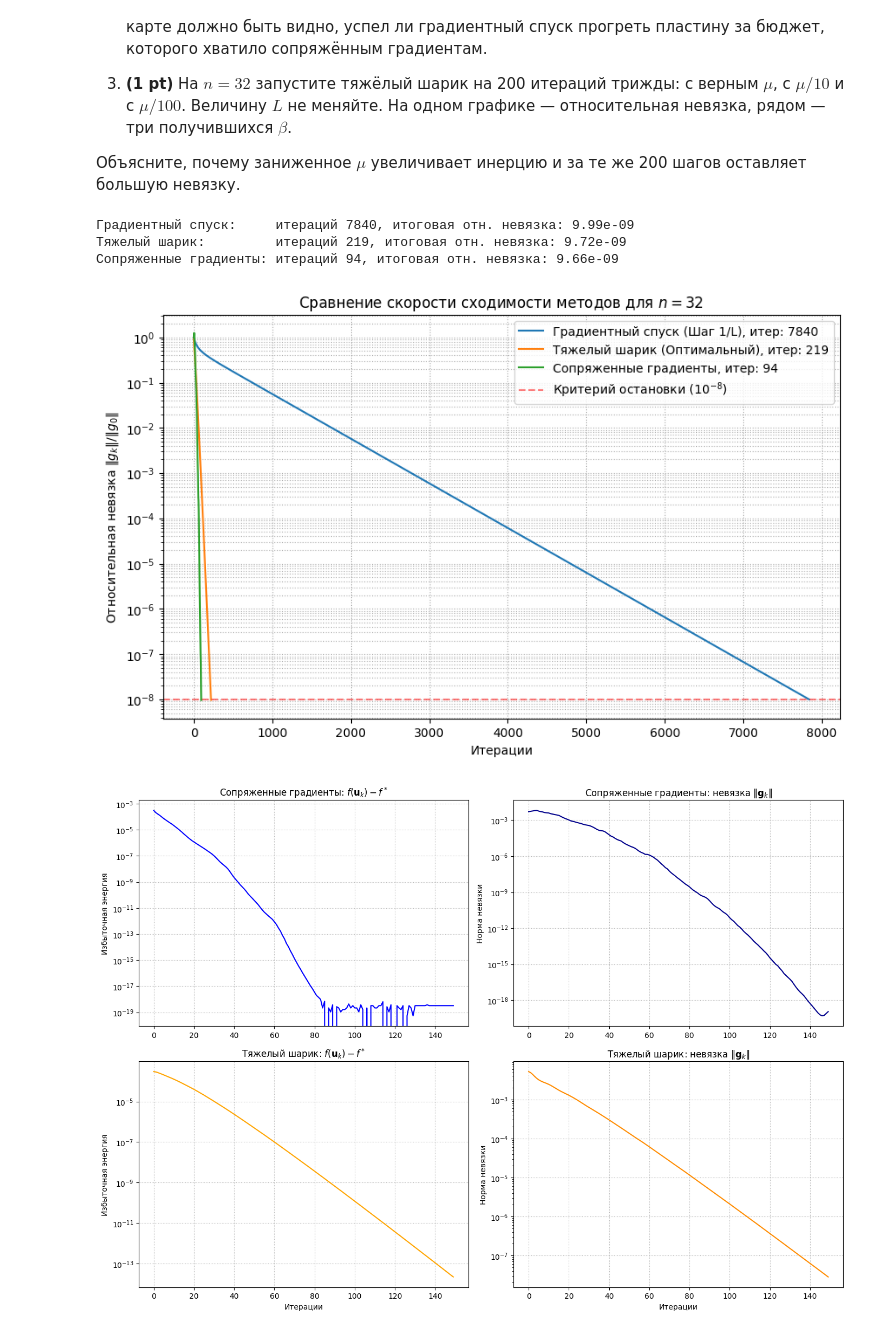
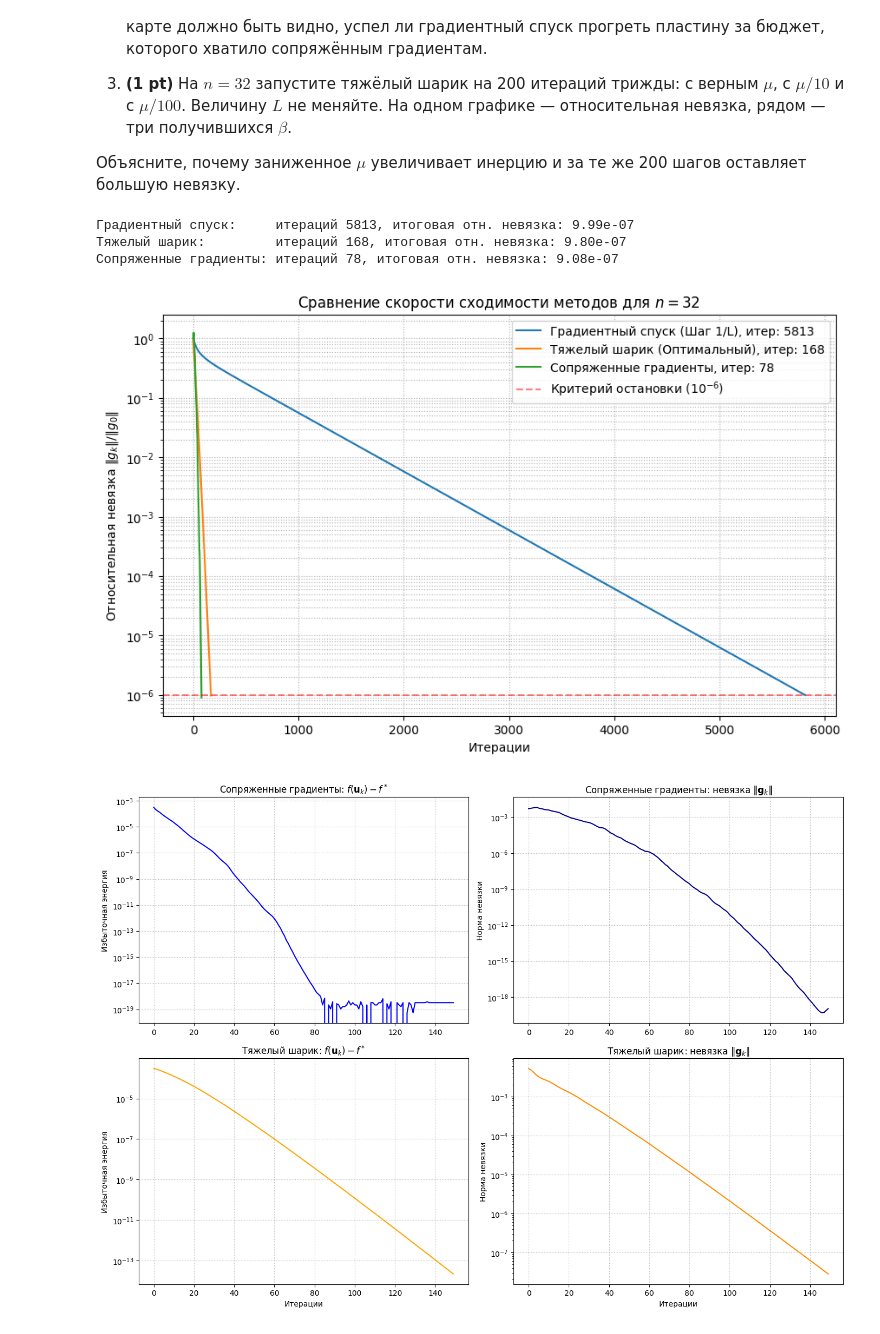
Before and after one commit to dchurikov1983/msc-methods-optimization-autumn-2026, a Jupyter notebook: Неделя 8. Ускоренные градиентные методы. Идея метода сопряженных градиентов/Неделя 8_Методы оптимизации_ДЗ_done.ipynb, the cells around one changed output. Cells and saved outputs as stored; diff of their text form; code cells hidden in the pictures.

```diff
--- a/Неделя 8. Ускоренные градиентные методы. Идея метода сопряженных градиентов/Неделя 8_Методы оптимизации_ДЗ_done.ipynb
+++ b/Неделя 8. Ускоренные градиентные методы. Идея метода сопряженных градиентов/Неделя 8_Методы оптимизации_ДЗ_done.ipynb
@@ -102,7 +102,7 @@ def laplacian_bounds(n):
 # Параметры задачи
 n = 32
 max_iter = 8000
-tol = 1e-8
+tol = 1e-6
 
 b = grid_rhs(n)
 mu, L = laplacian_bounds(n)
@@ -187,38 +187,38 @@ def conjugate_gradients(u0, n, b, max_iter, tol, g0_norm):
         p = r_next + beta * p
         r = r_next
         r_dot_r = r_next_dot_r_next
 
     return u, history
 
 
 # Запуск методов
 u_gd, hist_gd = gradient_descent(u0, n, b, max_iter, tol, L, g0_norm)
 u_hb, hist_hb = heavy_ball(u0, n, b, max_iter, tol, mu, L, g0_norm)
 u_cg, hist_cg = conjugate_gradients(u0, n, b, max_iter, tol, g0_norm)
 
 # Вывод результатов в консоль
 print(f"Градиентный спуск:     итераций {len(hist_gd)-1}, итоговая отн. невязка: {hist_gd[-1]:.2e}")
 print(f"Тяжелый шарик:         итераций {len(hist_hb)-1}, итоговая отн. невязка: {hist_hb[-1]:.2e}")
 print(f"Сопряженные градиенты: итераций {len(hist_cg)-1}, итоговая отн. невязка: {hist_cg[-1]:.2e}")
 
 # Визуализация сходимости
 plt.figure(figsize=(10, 6))
 plt.semilogy(hist_gd, label=f"Градиентный спуск (Шаг 1/L), итер: {len(hist_gd)-1}")
 plt.semilogy(hist_hb, label=f"Тяжелый шарик (Оптимальный), итер: {len(hist_hb)-1}")
 plt.semilogy(hist_cg, label=f"Сопряженные градиенты, итер: {len(hist_cg)-1}")
-plt.axhline(tol, color='red', linestyle='--', alpha=0.5, label='Критерий остановки ($10^{-8}$)')
+plt.axhline(tol, color='red', linestyle='--', alpha=0.5, label='Критерий остановки ($10^{-6}$)')
 
 plt.title("Сравнение скорости сходимости методов для $n = 32$")
 plt.xlabel("Итерации")
 plt.ylabel("Относительная невязка $\|g_k\| / \|g_0\|$")
 plt.grid(True, which="both", ls=":")
 plt.legend()
 plt.show()
 # %% [output]
-Градиентный спуск:     итераций 7840, итоговая отн. невязка: 9.99e-09
-Тяжелый шарик:         итераций 219, итоговая отн. невязка: 9.72e-09
-Сопряженные градиенты: итераций 94, итоговая отн. невязка: 9.66e-09
+Градиентный спуск:     итераций 5813, итоговая отн. невязка: 9.99e-07
+Тяжелый шарик:         итераций 168, итоговая отн. невязка: 9.80e-07
+Сопряженные градиенты: итераций 78, итоговая отн. невязка: 9.08e-07
-[figure, old version]
+[figure, new version]
 # %%
 def compute_f(u, n, b):
     """Вычисление значения энергии f(u) = 0.5 * u^T * A * u - b^T * u"""
```
